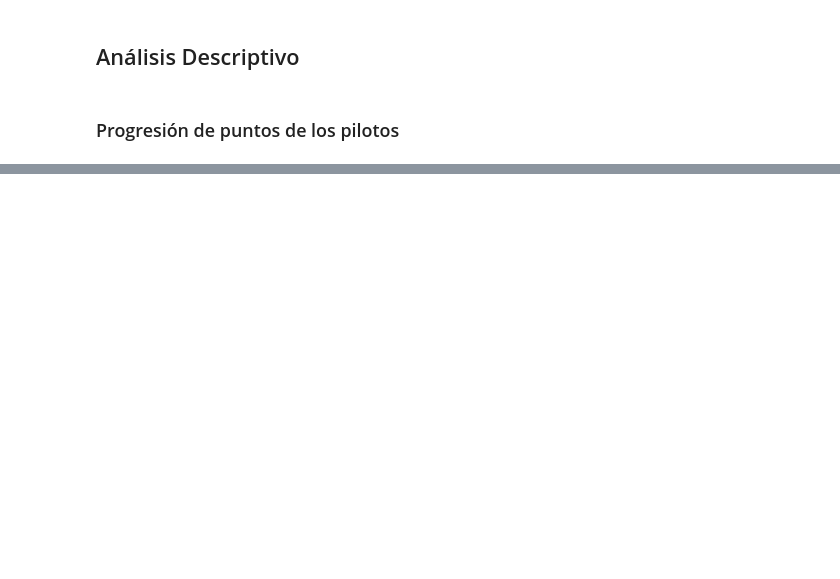
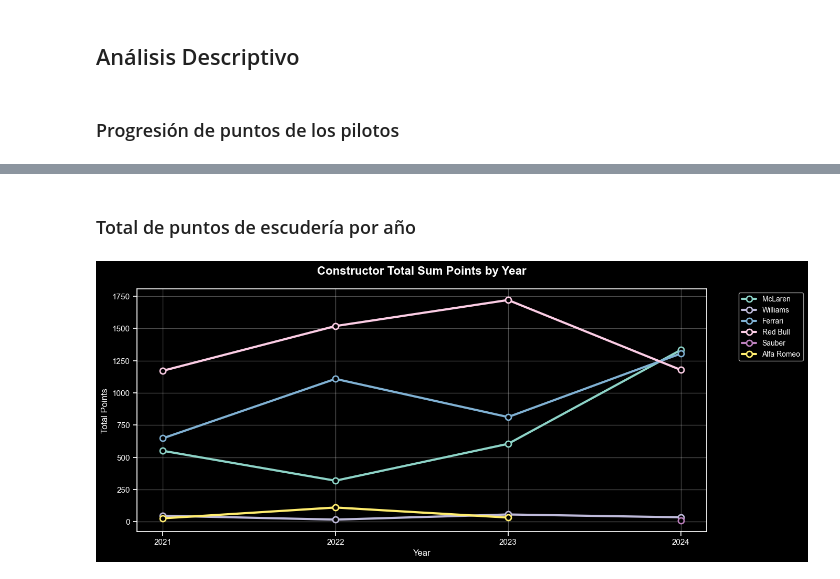
Before and after one commit to Sandovl0593/F1-database-Analysis, a Jupyter notebook: pyEDA.ipynb, the cells around one changed output, grey strips where cells are left out. Drawn from its saved outputs; the diff is of its cells as text; code cells hidden in the pictures; blank space fills up the shorter version.

```diff
--- a/pyEDA.ipynb
+++ b/pyEDA.ipynb
@@ -440,0 +439,26 @@ for year in range(year_start, max_year + 1):
+# %% [markdown]
+### Total de puntos de escudería por año
+# %%
+f1_by_constr = f1_EDA_only_gp.groupby(['year', 'constructor_name', 'constructorId'])['constructor_points'].sum().reset_index()
+
+top6_constructors = f1_by_constr.sort_values(["constructorId", "constructor_points"], ascending=[True, False])["constructorId"].unique()[:6]
+colors_top6 = plt.cm.Set3(np.linspace(0, 1, 6))
+
+plt.figure(figsize=(14, 6))
+plt.title('Constructor Total Sum Points by Year', fontsize=16, fontweight='bold', pad=20)
+for i, consId in enumerate(top6_constructors):
+    const_filt = f1_by_constr[f1_by_constr["constructorId"] == consId]
+    name_constr = const_filt['constructor_name'].unique()[0]
+    plt.plot(const_filt['year'], const_filt['constructor_points'],
+             marker='o', linewidth=3, label=name_constr, markersize=8, color=colors_top6[i],
+             markerfacecolor='black', markeredgewidth=2)
+    plt.xlabel('Year', fontsize=12)
+    plt.ylabel('Total Points', fontsize=12)
+    plt.grid(True, alpha=0.3)
+
+plt.legend(bbox_to_anchor=(1.05, 1), loc='upper left', fontsize=10)
+plt.xticks(range(year_start, max_year + 1))
+
+plt.show()
+# %% [output]
+[figure, added]
```
Also changed, not shown: parts of 16 cells of this notebook, 1 other file.
